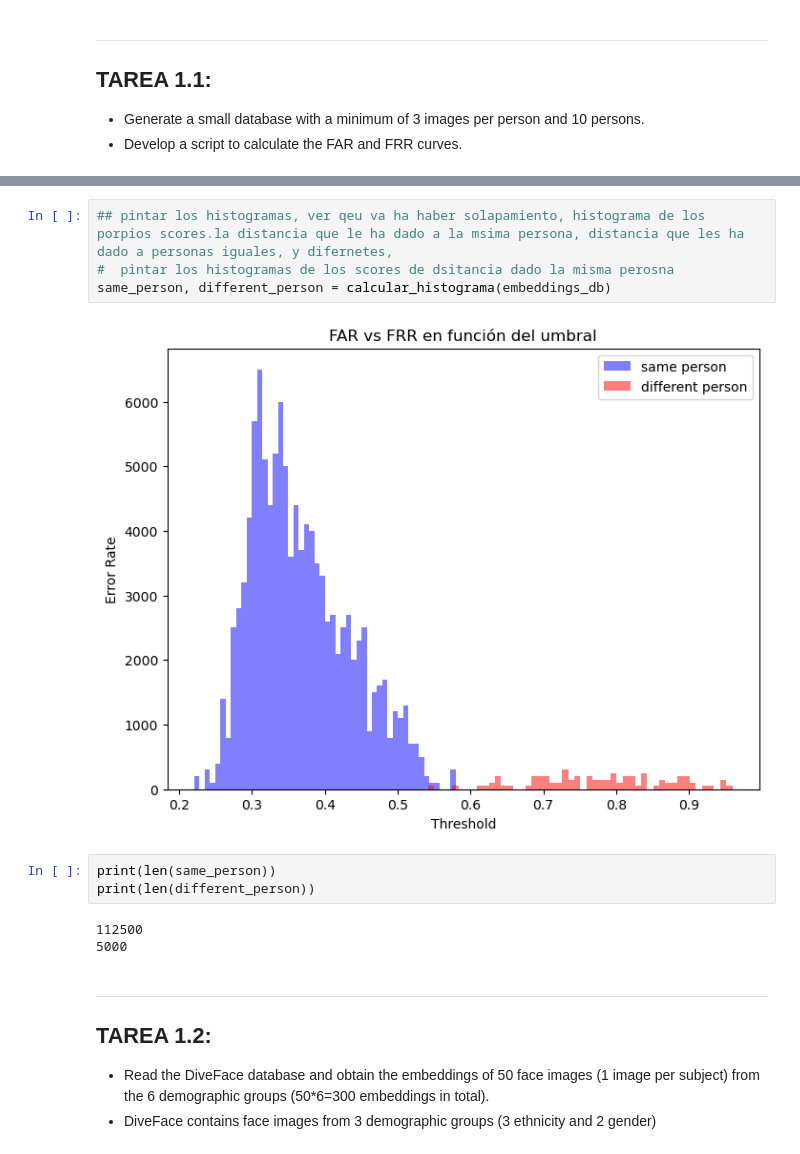
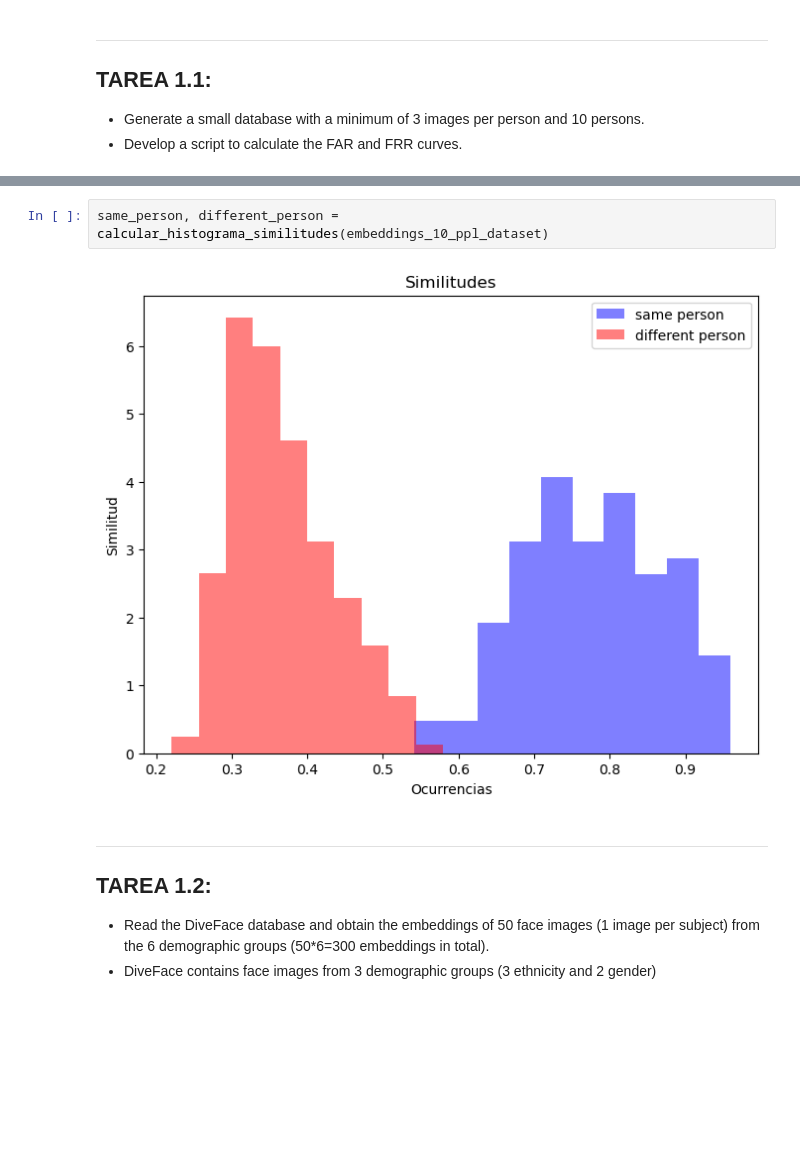
Before and after one commit to Arkh3/master-biometrica, a Jupyter notebook: src/hajar_face_recognition.ipynb, the cells around one changed output, grey strips where cells are left out. Cells and saved outputs as stored; diff of their text form; blank space fills up the shorter version.

```diff
--- a/src/hajar_face_recognition.ipynb
+++ b/src/hajar_face_recognition.ipynb
@@ -89,16 +67,8 @@ fars, frrs = calculate_far_frr_plot(embeddings_db)
 [figure]
-# %%
-## pintar los histogramas, ver qeu va ha haber solapamiento, histograma de los porpios scores.la distancia que le ha dado a la msima persona, distancia que les ha dado a personas iguales, y difernetes,
-#  pintar los histogramas de los scores de dsitancia dado la misma perosna
-same_person, different_person = calcular_histograma(embeddings_db)
-# %% [output]
-[figure, removed]
-# %%
-print(len(same_person))
-print(len(different_person))
-# %% [output]
-112500
-5000
+# %%
+same_person, different_person = calcular_histograma_similitudes(embeddings_10_ppl_dataset)
+# %% [output]
+[figure, added]
 # %% [markdown]
 ---
 
```
Also changed, not shown: parts of 24 cells of this notebook, 3 other files.
